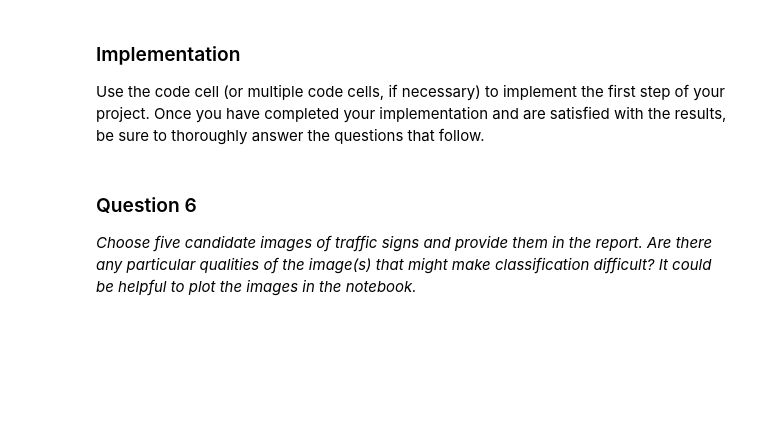
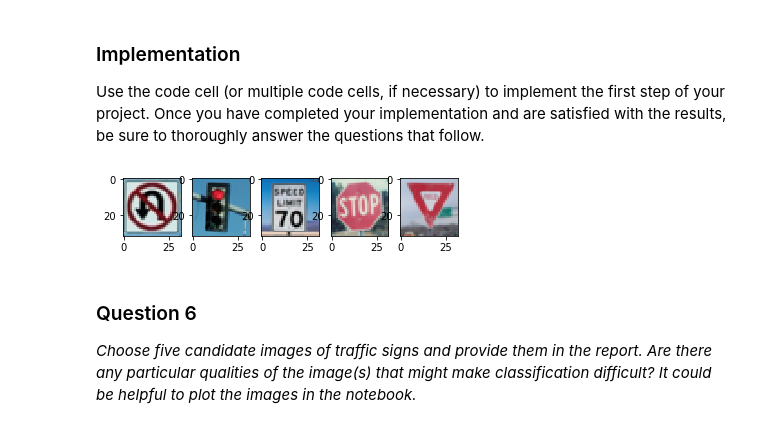
Before and after one commit to jasonzhu1991/CarND-Traffic-Sign-Classifier-Project, a Jupyter notebook: Traffic_Sign_Classifier.ipynb, the cells around one changed output. Drawn from its saved outputs; the diff is of its cells as text; code cells hidden in the pictures; blank space fills up the shorter version.

```diff
--- a/Traffic_Sign_Classifier.ipynb
+++ b/Traffic_Sign_Classifier.ipynb
@@ -233,7 +234,7 @@ x = tf.image.rgb_to_hsv(x)
 rate = 0.001
 
 logits = LeNet(x)
-cross_entropy = tf.nn.softmax_cross_entropy_with_logits(logits, one_hot_y)
+cross_entropy = tf.nn.softmax_cross_entropy_with_logits(logits=logits, labels=one_hot_y)
 loss_operation = tf.reduce_mean(cross_entropy)
 optimizer = tf.train.AdamOptimizer(learning_rate = rate)
 training_operation = optimizer.minimize(loss_operation)
@@ -343,3 +341,28 @@ Use the code cell (or multiple code cells, if necessary) to implement the first
+# %%
+### Load the images and plot them here.
+### Feel free to use as many code cells as needed.
+import matplotlib.image as mpimg
+import numpy as np
+
+image_names = [
+    'SignNoUTurn_resized.png',
+    'SignTrafficLight_resized.png',
+    'SignSpeedLimit70_resized.png',
+    'SignStopSign_resized.png',
+    'SignYieldSign_resized.png',
+]
+
+images = []
+for i in range(len(image_names)):
+    image = np.array(mpimg.imread(image_names[i], 'png') * 255, dtype=np.uint8)
+    images.append(image)
+
+fig = plt.figure()
+for i in range(len(images)):
+    fig.add_subplot(1, 5, i + 1)
+    plt.imshow(images[i])
+# %% [output]
+[figure, added]
 # %% [markdown]
 ### Question 6
 
```
Also changed, not shown: parts of 10 cells of this notebook, 19 other files.
